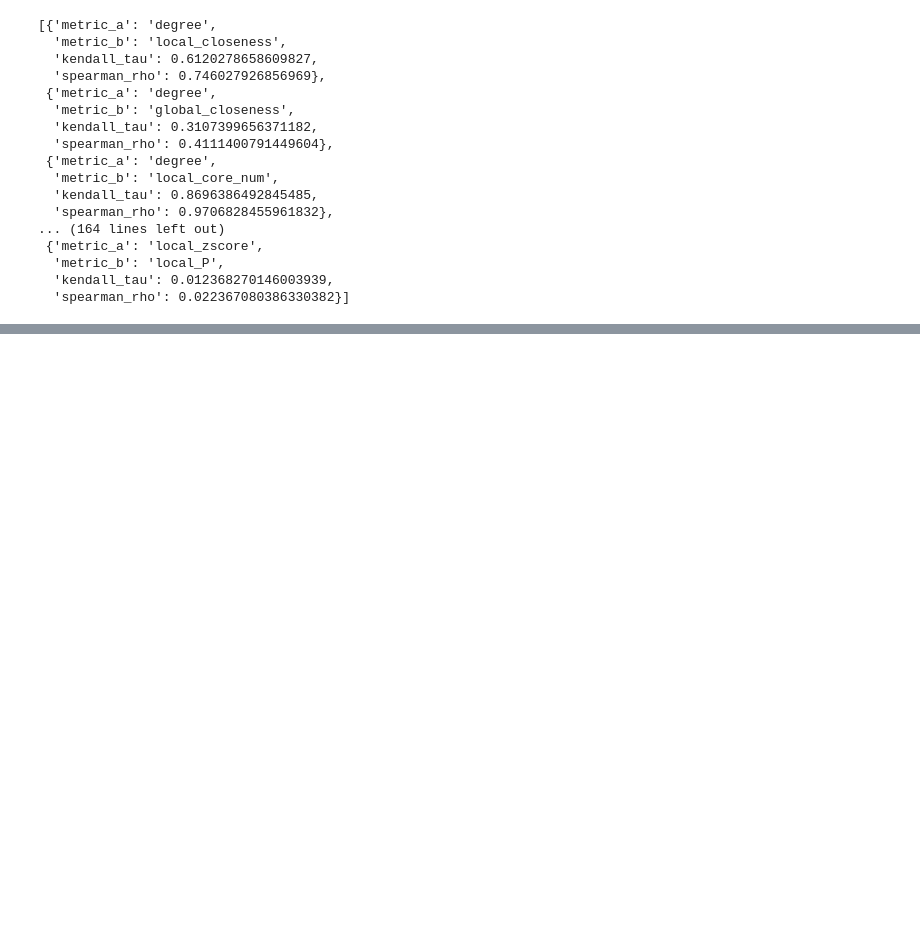
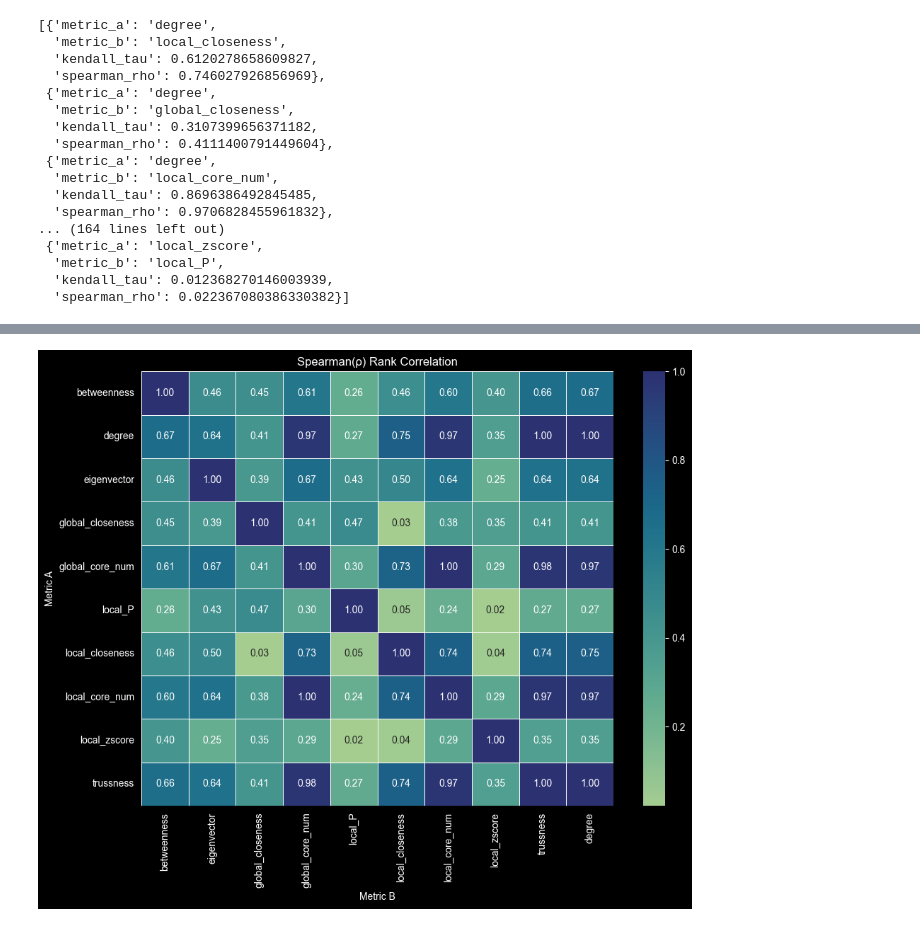
Before and after one commit to TZevs/SNA_Tool, a Jupyter notebook: notebooks/eval.ipynb, the cells around one changed output, grey strips where cells are left out. Saved outputs shown, nothing was run; the diff lists cells and outputs as text; code cells hidden in the pictures; blank space fills up the shorter version.

```diff
--- a/notebooks/eval.ipynb
+++ b/notebooks/eval.ipynb
@@ -104,0 +111,3 @@ eval_df.to_dict(orient='records')
+# %%
+spearman_matrix = eval_df.pivot(index="metric_a", columns="metric_b", values="spearman_rho")
+#spearman_matrix
@@ -104,0 +117,4 @@ eval_df.to_dict(orient='records')
+# %%
+spearman_matrix = spearman_matrix.combine_first(spearman_matrix.T)
+spearman_matrix = spearman_matrix.fillna(1)
+#spearman_matrix
@@ -104,0 +136,11 @@ eval_df.to_dict(orient='records')
+# %%
+fig, ax = plt.subplots(figsize=(10, 8))
+sns.heatmap(spearman_matrix, annot=True, ax=ax, fmt=".2f", linewidth=.5, cmap='crest')
+ax.set_title('Spearman(ρ) Rank Correlation')
+ax.set_ylabel('Metric A')
+ax.set_xlabel('Metric B')
+plt.tight_layout()
+fig.savefig('../data/diagrams/spearman_heatmap.png')
+plt.show()
+# %% [output]
+[figure, added]
```
Also changed, not shown: parts of 7 cells of this notebook.
